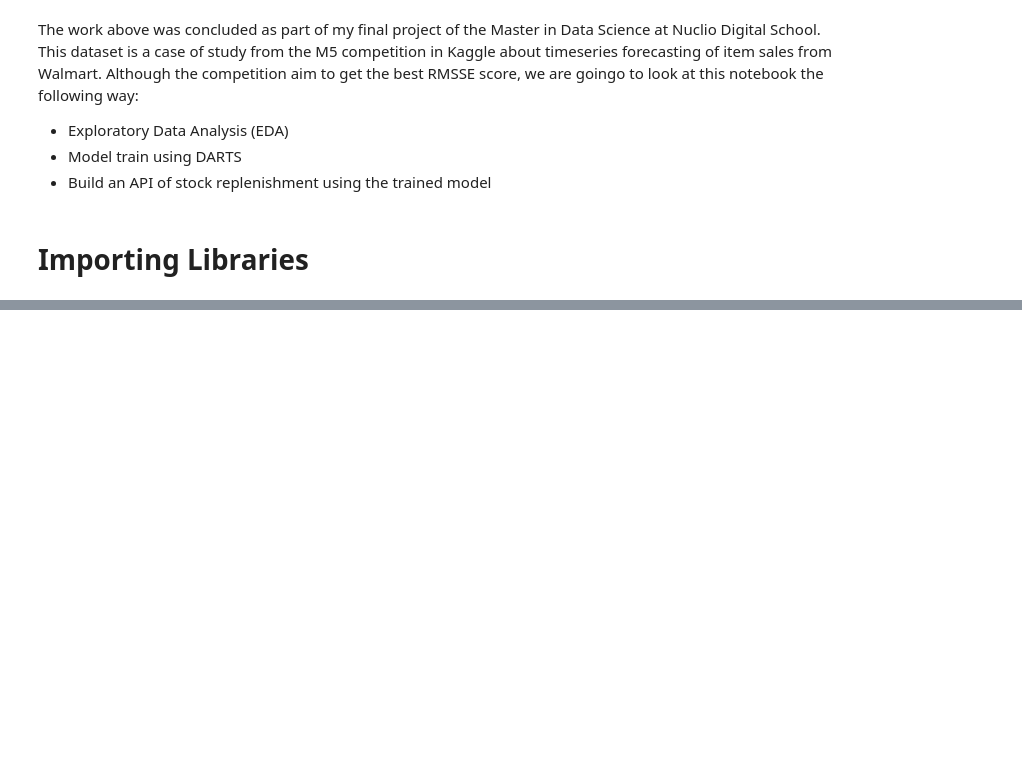
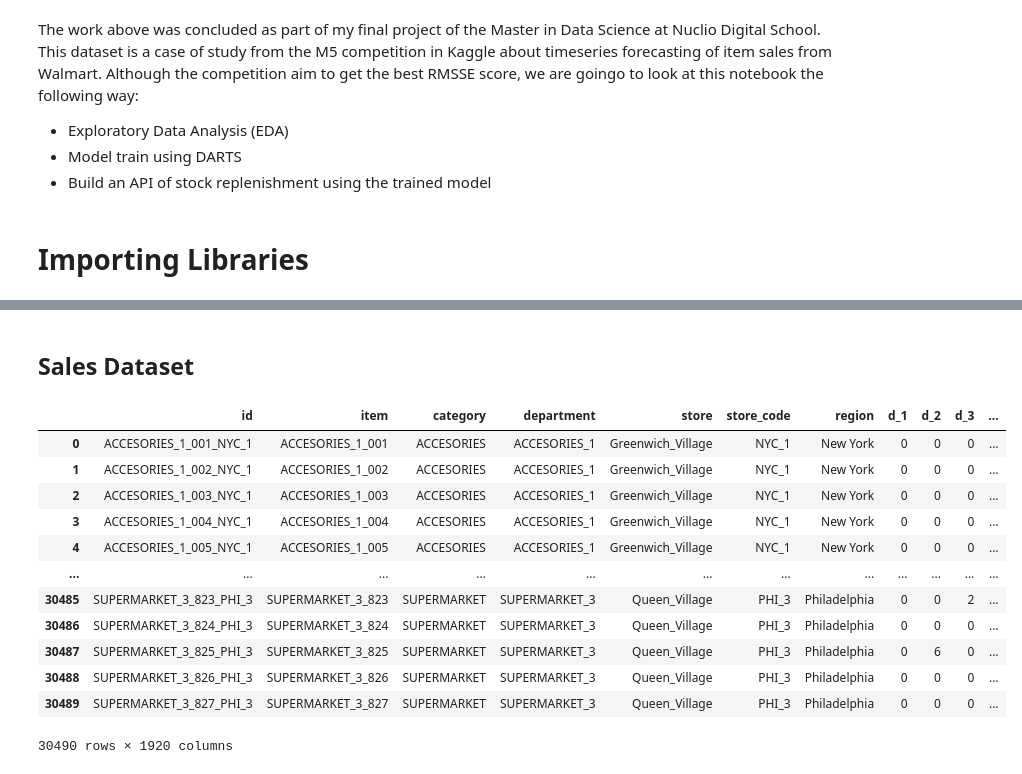
Before and after one commit to filipemattar/forecasting, a Jupyter notebook: forecasting.ipynb, the cells around one changed output, grey strips where cells are left out. Saved outputs shown, nothing was run; the diff lists cells and outputs as text; code cells hidden in the pictures; blank space fills up the shorter version.

```diff
--- a/forecasting.ipynb
+++ b/forecasting.ipynb
@@ -21,2 +44,21 @@ from darts.metrics import rmse, mae
+# %%
+#Events file
+file_1 = "1X2XBvxf-DlRe1nym1wdL_Ct7GoCEtyLj"
+url_1 = f"https://drive.google.com/uc?id={file_1}"
+item_sales_1 = pd.read_csv(url_1)
+
+file_2 = "1PIJsGPJCJm7gEOxChFNXjvb0E9Z4yb3F"
+url_2 = f"https://drive.google.com/uc?id={file_2}"
+item_sales_2 = pd.read_csv(url_2)
+
+file_3 = "192CNuSqVj87xz5jVlK0K3rs4B4rTHkRQ"
+url_3 = f"https://drive.google.com/uc?id={file_3}"
+item_sales_3 = pd.read_csv(url_3)
+
+file_4 = "1SFZoai5yzKSQn8s8EdxA16-FRgXGdLgy"
+url_4 = f"https://drive.google.com/uc?id={file_4}"
+item_sales_4 = pd.read_csv(url_4)
+
+item_sales = pd.concat([item_sales_1, item_sales_2, item_sales_3, item_sales_4], ignore_index=True)
 # %%
 #Events file
@@ -33,6 +68,0 @@ item_price = pd.read_csv(download_url)
-# %%
-#Events file
-file_id = "https://drive.google.com/file/d/1e6gMbP2rkxlQZaa24H5-OQlMPz6UG6o5/view?usp=sharing"
-download_url = f"https://drive.google.com/uc?id={file_id}"
-
-item_sales = pd.read_csv(download_url)
@@ -38,0 +158,18 @@ item_sales = pd.read_csv(download_url)
+# %% [markdown]
+## Sales Dataset
+# %%
+item_sales
+# %% [output]
+|  | id | item | category | department | store | store_code | region | d_1 | d_2 | d_3 | ... |
+| 0 | ACCESORIES_1_001_NYC_1 | ACCESORIES_1_001 | ACCESORIES | ACCESORIES_1 | Greenwich_Village | NYC_1 | New York | 0 | 0 | 0 | ... |
+| 1 | ACCESORIES_1_002_NYC_1 | ACCESORIES_1_002 | ACCESORIES | ACCESORIES_1 | Greenwich_Village | NYC_1 | New York | 0 | 0 | 0 | ... |
+| 2 | ACCESORIES_1_003_NYC_1 | ACCESORIES_1_003 | ACCESORIES | ACCESORIES_1 | Greenwich_Village | NYC_1 | New York | 0 | 0 | 0 | ... |
+| 3 | ACCESORIES_1_004_NYC_1 | ACCESORIES_1_004 | ACCESORIES | ACCESORIES_1 | Greenwich_Village | NYC_1 | New York | 0 | 0 | 0 | ... |
+| 4 | ACCESORIES_1_005_NYC_1 | ACCESORIES_1_005 | ACCESORIES | ACCESORIES_1 | Greenwich_Village | NYC_1 | New York | 0 | 0 | 0 | ... |
+| ... | ... | ... | ... | ... | ... | ... | ... | ... | ... | ... | ... |
+| 30485 | SUPERMARKET_3_823_PHI_3 | SUPERMARKET_3_823 | SUPERMARKET | SUPERMARKET_3 | Queen_Village | PHI_3 | Philadelphia | 0 | 0 | 2 | ... |
+| 30486 | SUPERMARKET_3_824_PHI_3 | SUPERMARKET_3_824 | SUPERMARKET | SUPERMARKET_3 | Queen_Village | PHI_3 | Philadelphia | 0 | 0 | 0 | ... |
+| 30487 | SUPERMARKET_3_825_PHI_3 | SUPERMARKET_3_825 | SUPERMARKET | SUPERMARKET_3 | Queen_Village | PHI_3 | Philadelphia | 0 | 6 | 0 | ... |
+| 30488 | SUPERMARKET_3_826_PHI_3 | SUPERMARKET_3_826 | SUPERMARKET | SUPERMARKET_3 | Queen_Village | PHI_3 | Philadelphia | 0 | 0 | 0 | ... |
+| 30489 | SUPERMARKET_3_827_PHI_3 | SUPERMARKET_3_827 | SUPERMARKET | SUPERMARKET_3 | Queen_Village | PHI_3 | Philadelphia | 0 | 0 | 0 | ... |
+30490 rows × 1920 columns
```
Also changed, not shown: parts of 43 cells of this notebook.
